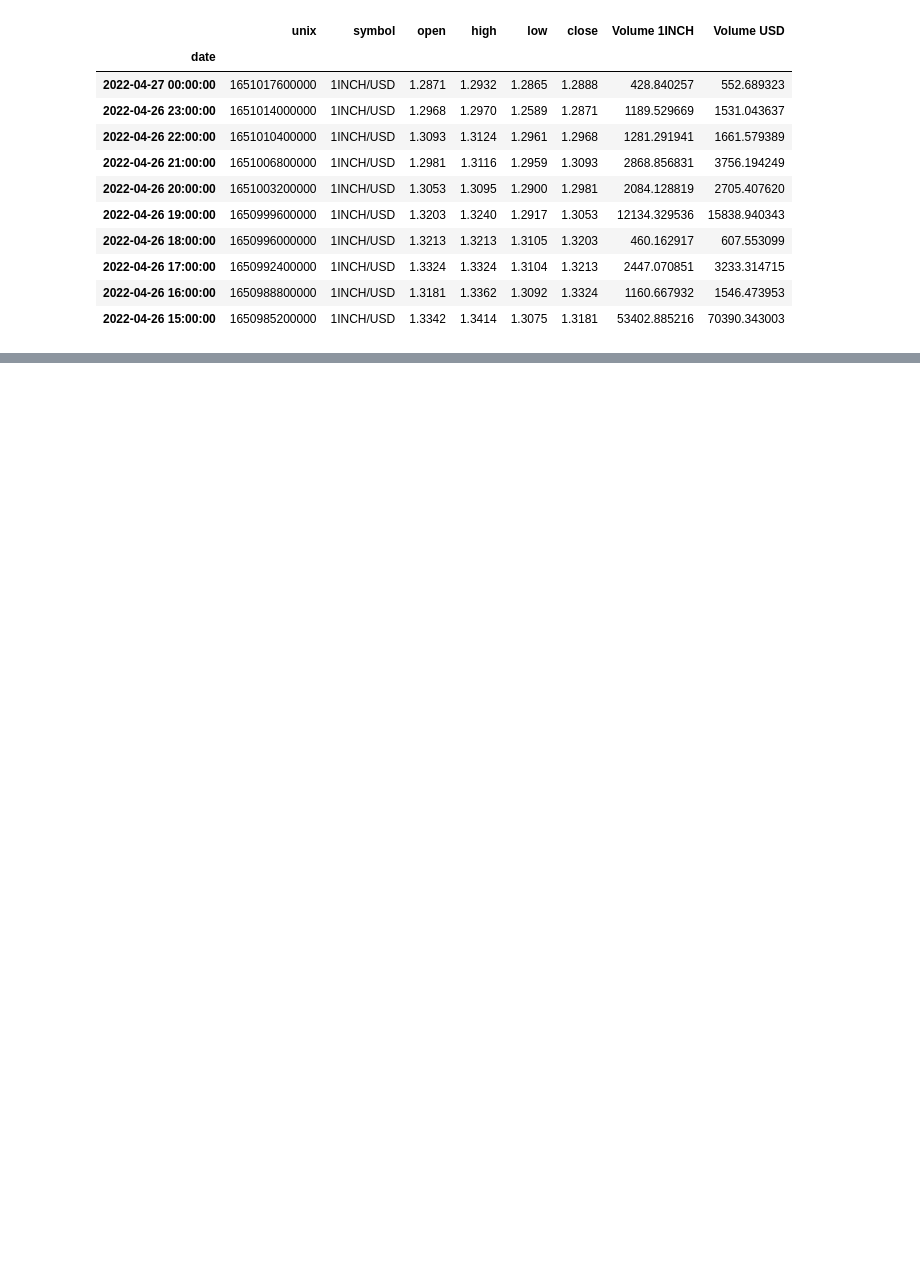
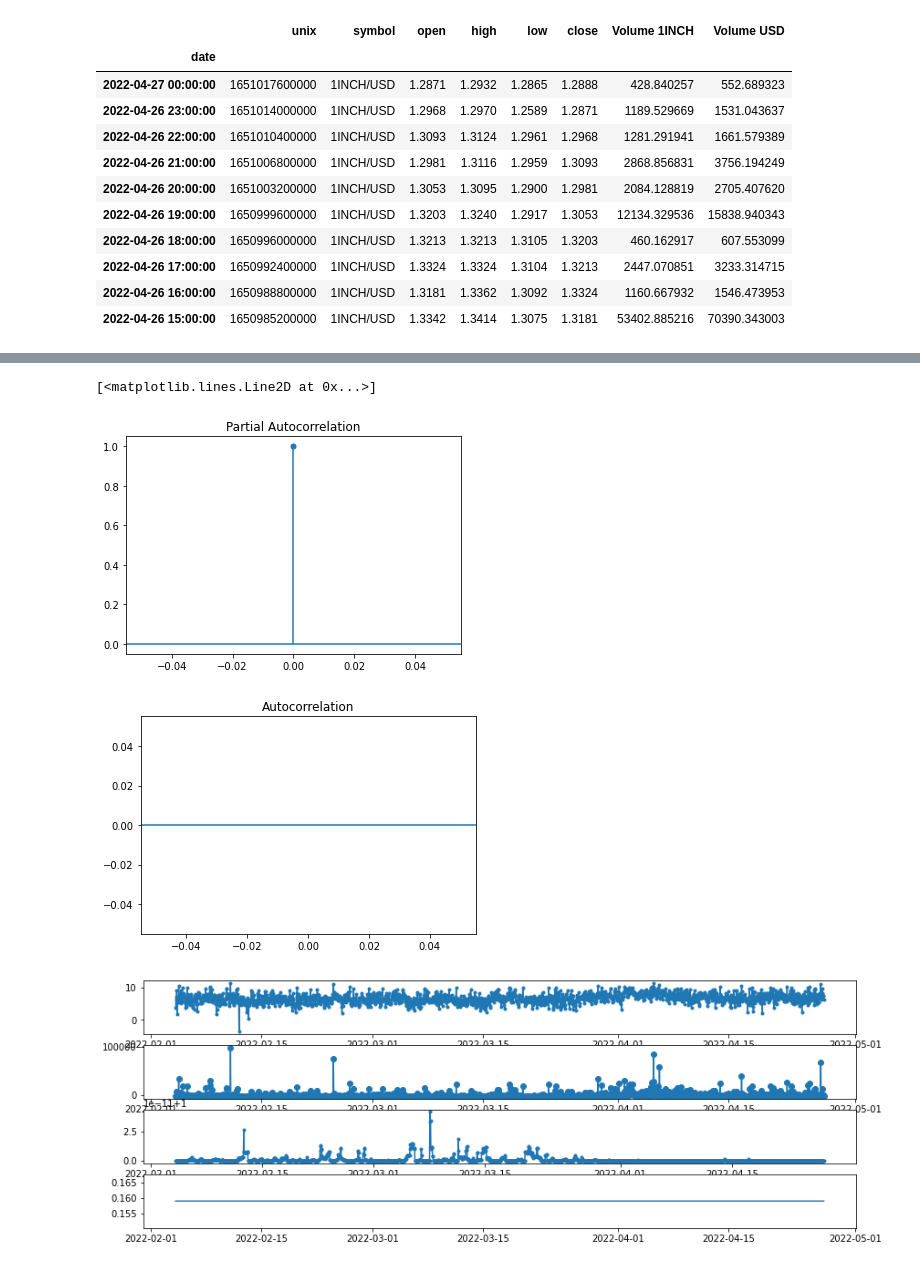
Before and after one commit to kennethZhangML/DAO-ML-Repo, a Jupyter notebook: ARMA_ARIMA_SARIMA_model_testing.ipynb, the cells around one changed output, grey strips where cells are left out. Drawn from its saved outputs; the diff is of its cells as text; code cells hidden in the pictures; blank space fills up the shorter version.

Commit message:
Tuesday, May 24th
- Updated ARMA model
- trained and fitted SARIMA Model
- created windowing algorithm for LSTM model
- edited detrending algorithm and differencing algorithm + preprocessing

```diff
--- a/ARMA_ARIMA_SARIMA_model_testing.ipynb
+++ b/ARMA_ARIMA_SARIMA_model_testing.ipynb
@@ -60,0 +49,34 @@ Basic Autocorrelation Coefficients/Values/Functions:
+# %%
+'''
+Basic Autocorrelation Coefficients/Values/Functions:
+[pct_change, autocorr, corr, shift, diff, np.log, mean difference, rolling correlation, pacf, acf, white noise, lag plots]
+'''
+from statsmodels.tsa.stattools import pacf, acf
+from statsmodels.graphics.tsaplots import plot_acf, plot_pacf
+
+y = df['Volume USD']
+
+df['Percent Change - Volume USD'] = df['Volume USD'].pct_change()
+df['Volume USD and Volume 1INCH Corr'] = df['Volume USD'].corr(df['Volume 1INCH'])
+df['Autocorr Volume USD'] = df['Volume USD'].autocorr()
+df['Volume USD First Difference'] = df['Volume USD'].diff(1)
+df['Log Volume USD'] = df['Volume USD'].apply(lambda x: np.log(x))
+df['Mean Difference - Volume USD'] = df['Volume USD'] - df['Volume USD'].mean()
+df['Rolling Correlation - Volume USD'] = df['Volume USD'].rolling(window = 12).corr()
+y_detrend = (y - y.rolling(window = 12).mean()) / y.rolling(window = 12).std()
+lag_correlation = acf(df['Log Volume USD'].diff(1).iloc[1:], fft = False)
+partial_lag_correlation = pacf(df['Log Volume USD'].diff(1).iloc[1:])
+
+plot_pacf(df['Log Volume USD'])
+plot_acf(df['Log Volume USD'])
+
+fig, ax = plt.subplots(4, 1, figsize = (14, 5))
+ax[0].plot(df['Log Volume USD'], marker = '.', linestyle = '-', label = "Log Volume USD")
+ax[1].plot(df['Mean Difference - Volume USD'], marker = 'o', linestyle = '-', label = "Mean Difference - Volume USD")
+ax[2].plot(df['Rolling Correlation - Volume USD'], marker = '.', linestyle = '-')
+ax[3].plot(df['Autocorr Volume USD'])
+# %% [output]
+[<matplotlib.lines.Line2D at 0x...>]
+[figure, added]
+[figure, added]
+[figure, added]
```
Also changed, not shown: parts of 9 cells of this notebook, 1 other file.
